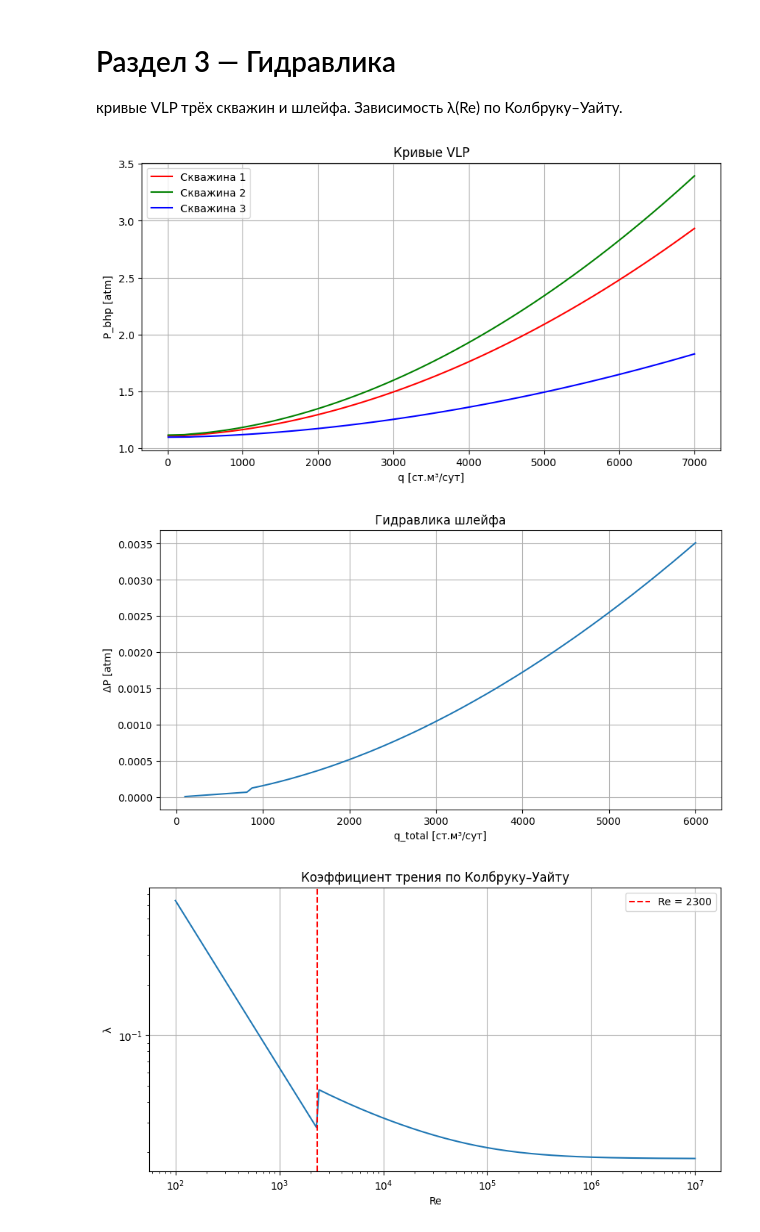
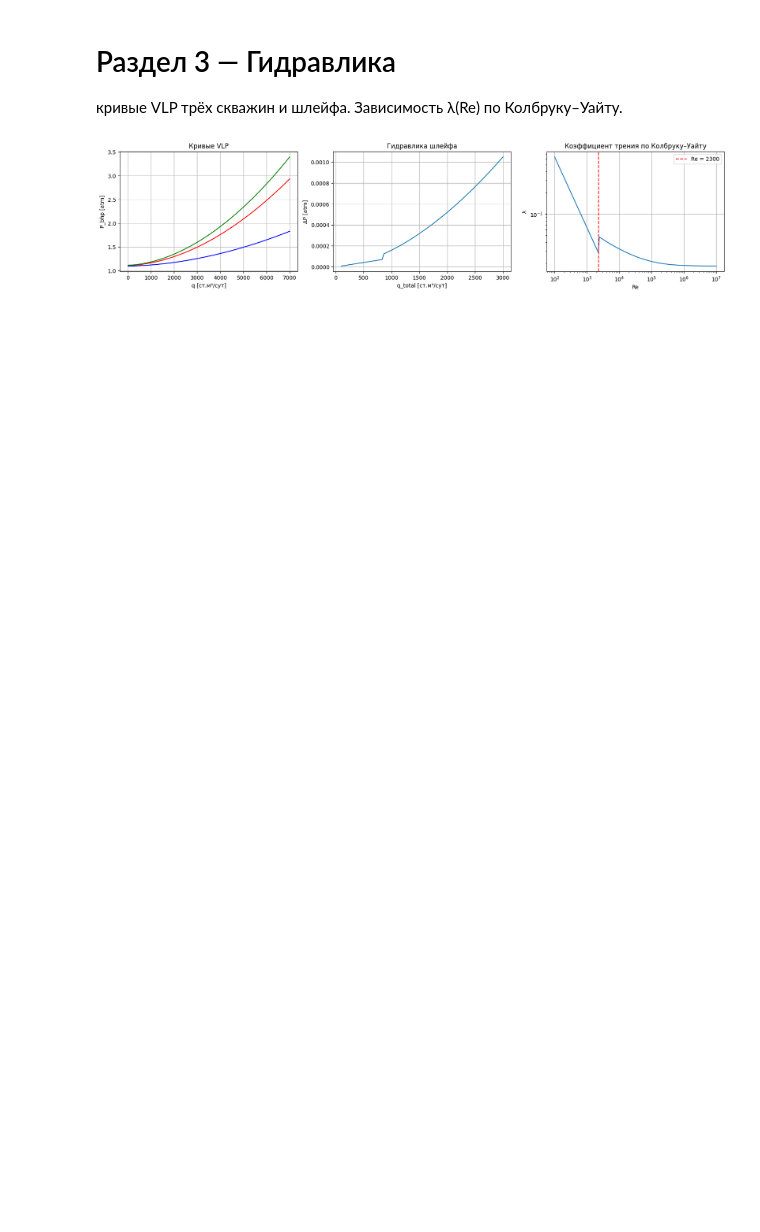
Before and after one commit to luismhpz95/gas_field_simulator, a Jupyter notebook: курсовая.ipynb, the cells around one changed output. Drawn from its saved outputs; the diff is of its cells as text; code cells hidden in the pictures; blank space fills up the shorter version.

```diff
--- a/курсовая.ipynb
+++ b/курсовая.ipynb
@@ -9,15 +9,15 @@ from src.reservoir  import ResProps, Reservoir
 from src.pipe       import Pipe
 from src.well       import Well
 from src.compressor import DCS
+from src.simulator import FieldSimulator
 
-plt.rcParams['figure.figsize'] = (10, 5)
 plt.rcParams['axes.grid'] = True
 # %%
 M = 0.016
 T_res = 310.0
 df = pd.read_csv('hw2_data.csv', sep=';')
-xa = df['xa, mol. %'].iloc[15]
-xy = df['xy, mol. %'].iloc[15]
+xa = df['xa, mol. %'].iloc[15] / 100
+xy = df['xy, mol. %'].iloc[15] / 100
 rho_c = df['rho_c, kg/m3'].iloc[15]
 
 fluid = Fluid(M=M, rho_c=rho_c, xa=xa, xy=xy, T=T_res)
@@ -104,38 +109,33 @@ plt.show()
 # %%
 P_man = 1
 q_range = np.linspace(10, 7000, 100)
 
 vlp_1 = [P_man + nkt_1.dp(P_man, q).dP for q in q_range]
 vlp_2 = [P_man + nkt_2.dp(P_man, q).dP for q in q_range]
 vlp_3 = [P_man + nkt_3.dp(P_man, q).dP for q in q_range]
 
-fig, ax = plt.subplots()
-ax.plot(q_range, vlp_1, 'r-', label='Скважина 1')
-ax.plot(q_range, vlp_2, 'g-', label='Скважина 2')
-ax.plot(q_range, vlp_3, 'b-', label='Скважина 3')
-ax.set(xlabel='q [ст.м³/сут]', ylabel='P_bhp [atm]', title='Кривые VLP')
-plt.legend()
-plt.show()
+fig, axes = plt.subplots(1,3, figsize=(20, 4) )
+
+axes[0].plot(q_range, vlp_1, 'r-', label='Скважина 1')
+axes[0].plot(q_range, vlp_2, 'g-', label='Скважина 2')
+axes[0].plot(q_range, vlp_3, 'b-', label='Скважина 3')
+axes[0].set(xlabel='q [ст.м³/сут]', ylabel='P_bhp [atm]', title='Кривые VLP')
 
 # VLP шлейфа
-fig, ax = plt.subplots()
-q_shlyf = np.linspace(100, 6000, 100)
+q_shlyf = np.linspace(100, 3000, 100)
 dP_shlyf = [shlyf.dp(dcs.P_in(), q).dP for q in q_shlyf]
 
-ax.plot(q_shlyf, dP_shlyf)
-ax.set(xlabel='q_total [ст.м³/сут]', ylabel='ΔP [atm]', title='Гидравлика шлейфа')
-plt.show()
+axes[1].plot(q_shlyf, dP_shlyf)
+axes[1].set(xlabel='q_total [ст.м³/сут]', ylabel='ΔP [atm]', title='Гидравлика шлейфа')
 
 # λ(Re)
 Re_range = np.logspace(2, 7, 200)
 lambda_vals = [nkt_1.f_lambda(Re) for Re in Re_range]
 
-fig, ax = plt.subplots()
-ax.loglog(Re_range, lambda_vals)
-ax.axvline(2300, color='r', linestyle='--', label='Re = 2300')
-ax.set(xlabel='Re', ylabel='λ', title='Коэффициент трения по Колбруку–Уайту')
-ax.legend(); plt.show()
+axes[2].loglog(Re_range, lambda_vals)
+axes[2].axvline(2300, color='r', linestyle='--', label='Re = 2300')
+axes[2].set(xlabel='Re', ylabel='λ', title='Коэффициент трения по Колбруку–Уайту')
+
+plt.legend(); plt.show()
 # %% [output]
-[figure, old version]
+[figure, new version]
-[figure, removed]
-[figure, removed]
```
Also changed, not shown: parts of 7 cells of this notebook.
